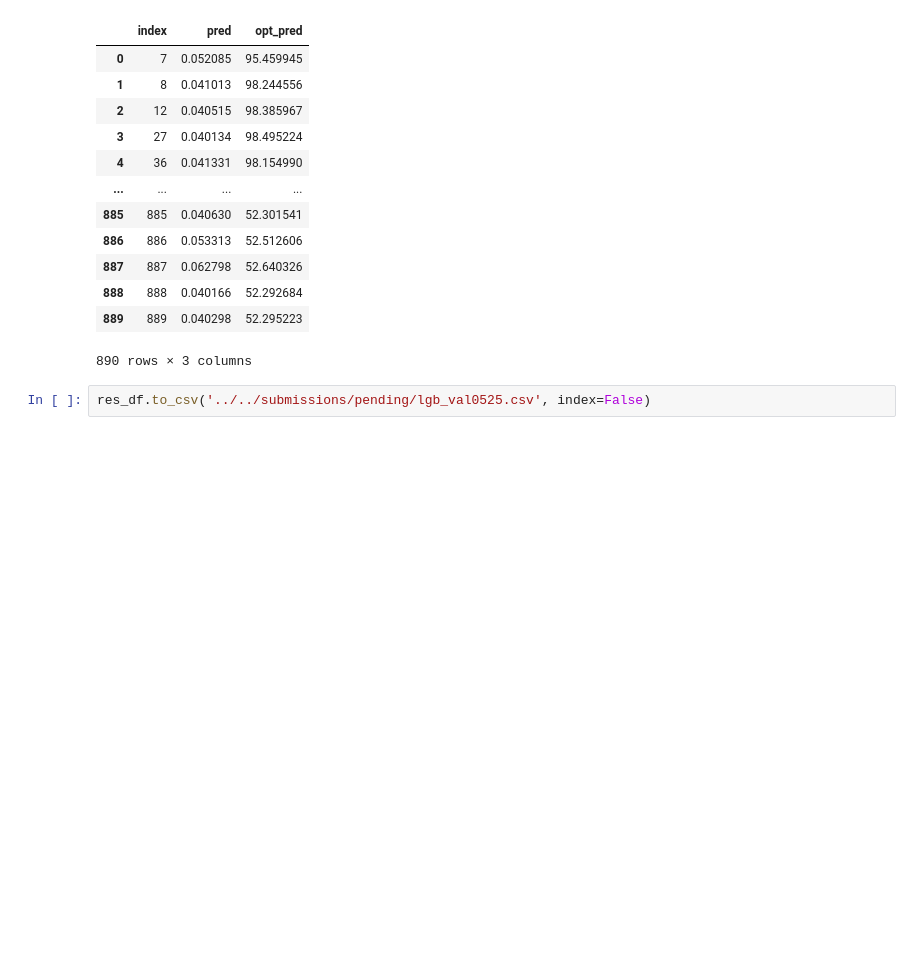
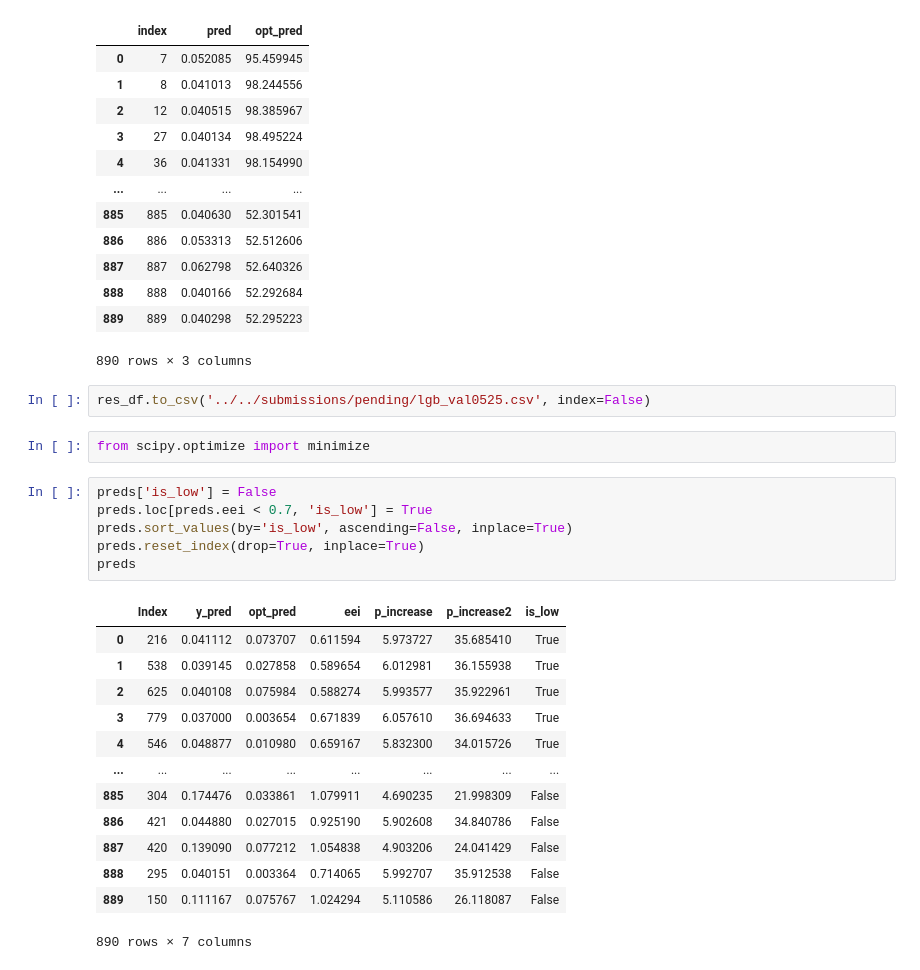
Before and after one commit to devrimcavusoglu/prohack, a Jupyter notebook: notebooks/eda/Energy Allocation Optimization.ipynb, the cells around one changed output. Drawn from its saved outputs; the diff is of its cells as text; blank space fills up the shorter version.

```diff
--- a/notebooks/eda/Energy Allocation Optimization.ipynb
+++ b/notebooks/eda/Energy Allocation Optimization.ipynb
@@ -201,3 +192,25 @@ res_df
 890 rows × 3 columns
 # %%
 res_df.to_csv('../../submissions/pending/lgb_val0525.csv', index=False)
+# %%
+from scipy.optimize import minimize
+# %%
+preds['is_low'] = False
+preds.loc[preds.eei < 0.7, 'is_low'] = True
+preds.sort_values(by='is_low', ascending=False, inplace=True)
+preds.reset_index(drop=True, inplace=True)
+preds
+# %% [output]
+|  | Index | y_pred | opt_pred | eei | p_increase | p_increase2 | is_low |
+| 0 | 216 | 0.041112 | 0.073707 | 0.611594 | 5.973727 | 35.685410 | True |
+| 1 | 538 | 0.039145 | 0.027858 | 0.589654 | 6.012981 | 36.155938 | True |
+| 2 | 625 | 0.040108 | 0.075984 | 0.588274 | 5.993577 | 35.922961 | True |
+| 3 | 779 | 0.037000 | 0.003654 | 0.671839 | 6.057610 | 36.694633 | True |
+| 4 | 546 | 0.048877 | 0.010980 | 0.659167 | 5.832300 | 34.015726 | True |
+| ... | ... | ... | ... | ... | ... | ... | ... |
+| 885 | 304 | 0.174476 | 0.033861 | 1.079911 | 4.690235 | 21.998309 | False |
+| 886 | 421 | 0.044880 | 0.027015 | 0.925190 | 5.902608 | 34.840786 | False |
+| 887 | 420 | 0.139090 | 0.077212 | 1.054838 | 4.903206 | 24.041429 | False |
+| 888 | 295 | 0.040151 | 0.003364 | 0.714065 | 5.992707 | 35.912538 | False |
+| 889 | 150 | 0.111167 | 0.075767 | 1.024294 | 5.110586 | 26.118087 | False |
+890 rows × 7 columns
```
Also changed, not shown: parts of 10 cells of this notebook.
